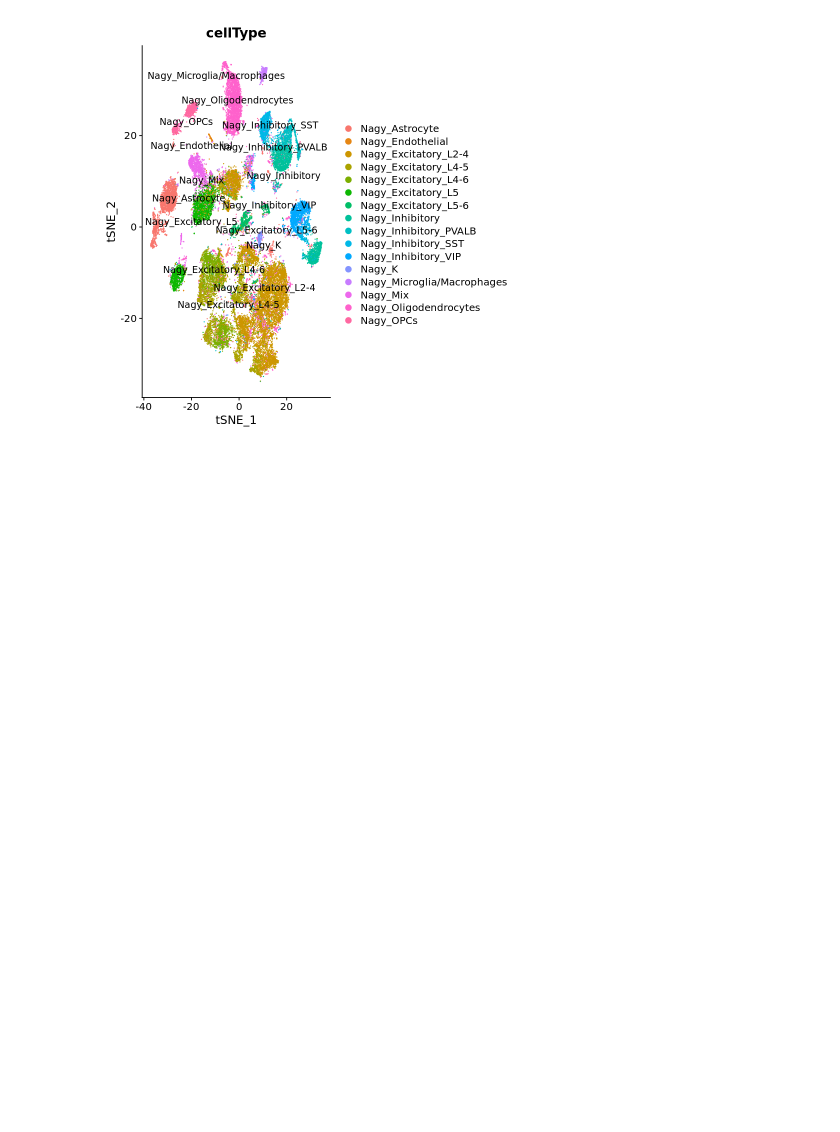
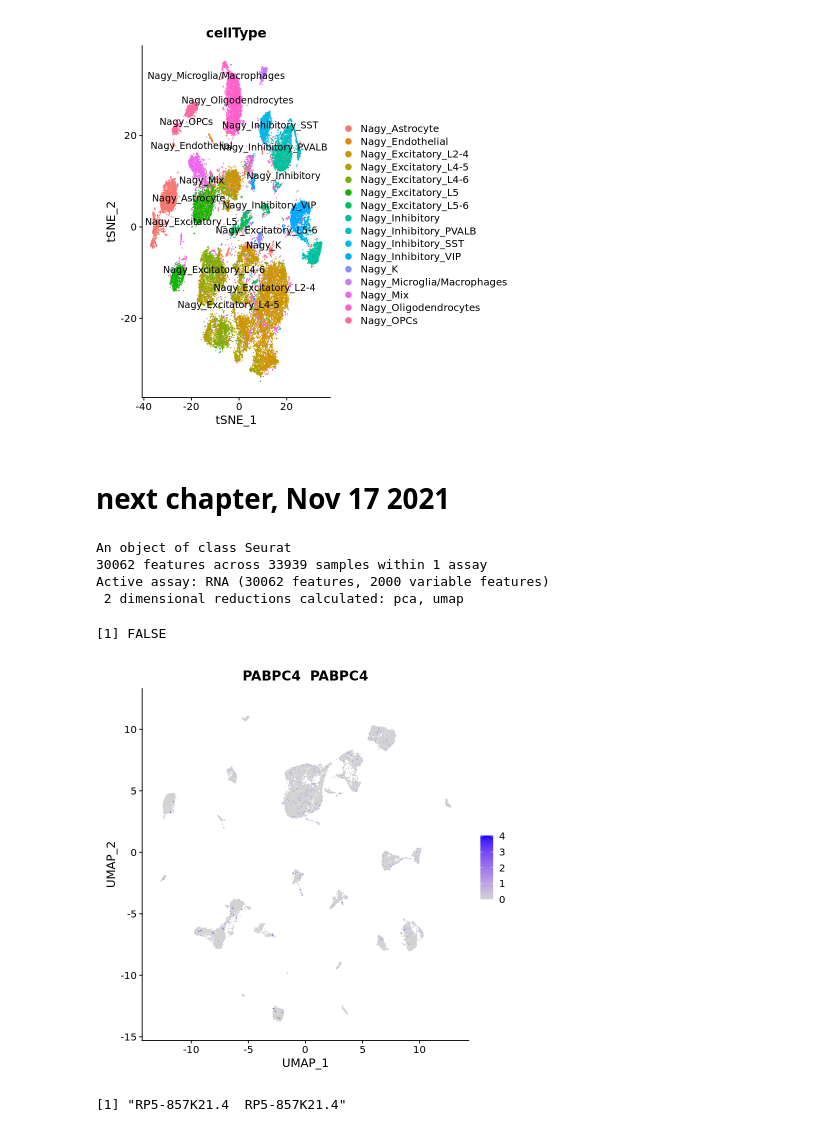
Before and after one commit to AidenSb/APA, a Jupyter notebook: Nagy_seurat_sierra.ipynb, the cells around one changed output. Cells and saved outputs as stored; diff of their text form; code cells hidden in the pictures; blank space fills up the shorter version.

```diff
--- a/Nagy_seurat_sierra.ipynb
+++ b/Nagy_seurat_sierra.ipynb
@@ -545,3 +563,23 @@ ge_so_control <- RunTSNE(ge_so_control, dims = 1:20, perplexity=200)
 DimPlot(ge_so_control, reduction = 'tsne', group.by='cellType',label=T, repel=T)
 # %% [output]
 [figure]
+# %% [markdown]
+# next chapter, Nov 17 2021
+# %%
+ge_so <- readRDS('rdata/ge_so_control_Nagy.rds')
+ge_so
+# %% [output]
+An object of class Seurat
+30062 features across 33939 samples within 1 assay
+Active assay: RNA (30062 features, 2000 variable features)
+ 2 dimensional reductions calculated: pca, umap
+# %%
+FeaturePlot(ge_so, features = 'PABPC4  PABPC4')
+'PABPC4' %in% rownames(ge_so)
+# %% [output]
+[1] FALSE
+[figure, added]
+# %%
+rownames(ge_so)[10]
+# %% [output]
+[1] "RP5-857K21.4  RP5-857K21.4"
```
Also changed, not shown: parts of 1 cell of this notebook, 3 other files.
